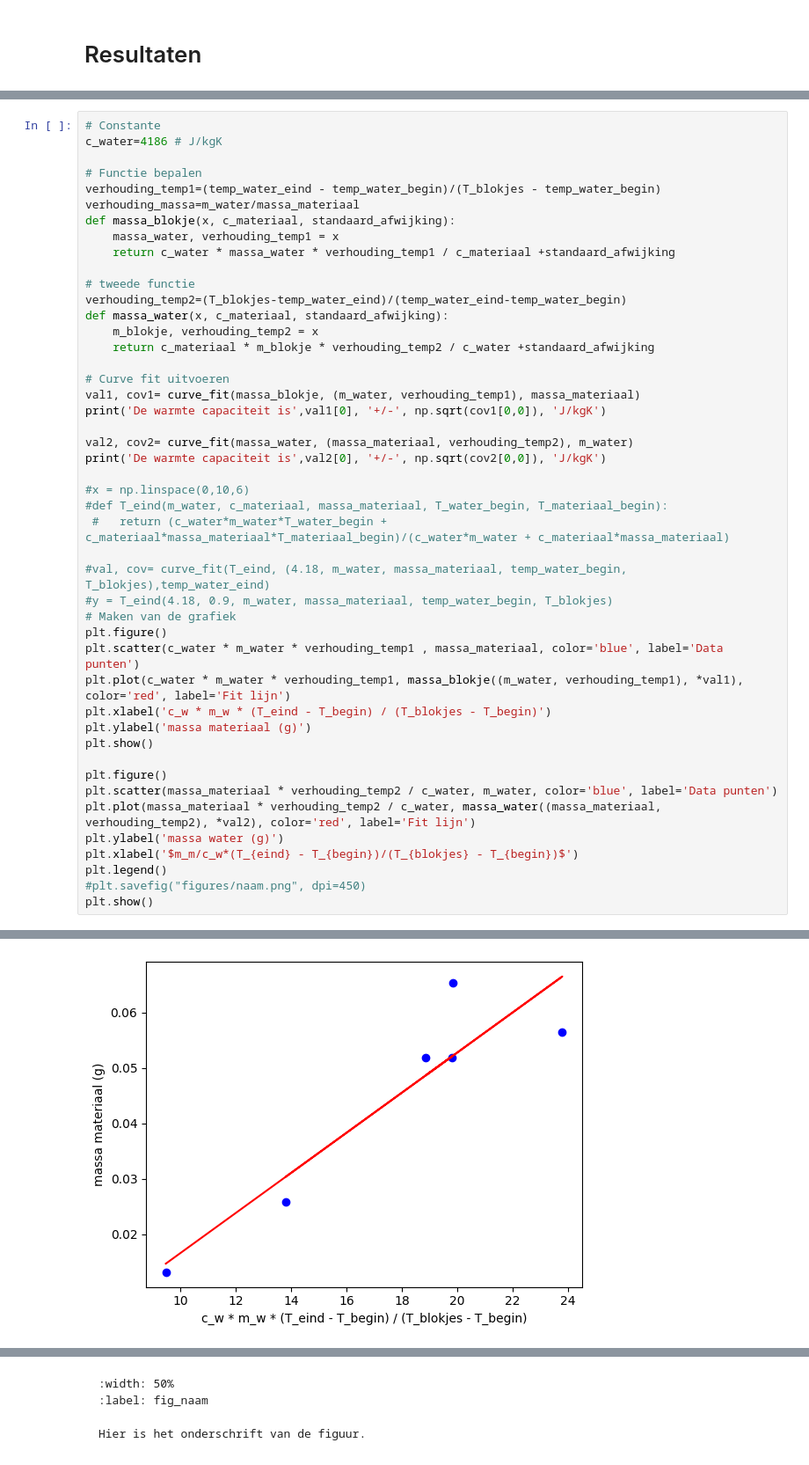
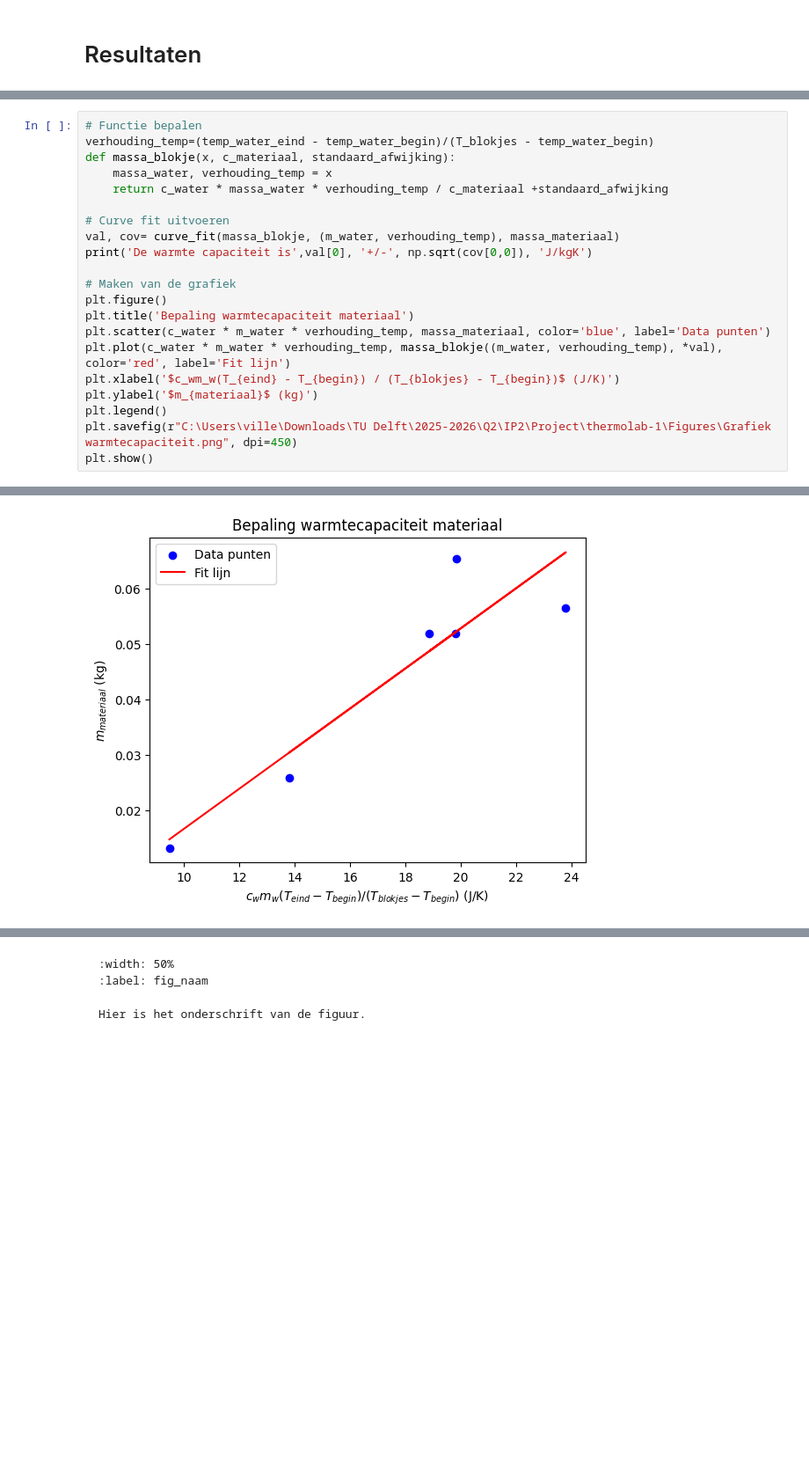
Before and after one commit to BobVill/32, a Jupyter notebook: Content/Labs/Warmtecapaciteit.ipynb, the cells around one changed output, grey strips where cells are left out. Shown at 88% size. Saved outputs shown, nothing was run; the diff lists cells and outputs as text; blank space fills up the shorter version.

Commit message:
Labs af en figuren opslaan

```diff
--- a/Content/Labs/Warmtecapaciteit.ipynb
+++ b/Content/Labs/Warmtecapaciteit.ipynb
@@ -82,48 +83,23 @@ massa_materiaal=np.array([13.2, 56.4, 51.9, 65.3, 51.9, 25.9])/1000 #gram
 # %%
-# Constante
-c_water=4186 # J/kgK
-
 # Functie bepalen
-verhouding_temp1=(temp_water_eind - temp_water_begin)/(T_blokjes - temp_water_begin)
-verhouding_massa=m_water/massa_materiaal
+verhouding_temp=(temp_water_eind - temp_water_begin)/(T_blokjes - temp_water_begin)
 def massa_blokje(x, c_materiaal, standaard_afwijking):
-    massa_water, verhouding_temp1 = x
-    return c_water * massa_water * verhouding_temp1 / c_materiaal +standaard_afwijking
-
-# tweede functie
-verhouding_temp2=(T_blokjes-temp_water_eind)/(temp_water_eind-temp_water_begin)
-def massa_water(x, c_materiaal, standaard_afwijking):
-    m_blokje, verhouding_temp2 = x
-    return c_materiaal * m_blokje * verhouding_temp2 / c_water +standaard_afwijking
+    massa_water, verhouding_temp = x
+    return c_water * massa_water * verhouding_temp / c_materiaal +standaard_afwijking
 
 # Curve fit uitvoeren
-val1, cov1= curve_fit(massa_blokje, (m_water, verhouding_temp1), massa_materiaal)
-print('De warmte capaciteit is',val1[0], '+/-', np.sqrt(cov1[0,0]), 'J/kgK')
+val, cov= curve_fit(massa_blokje, (m_water, verhouding_temp), massa_materiaal)
+print('De warmte capaciteit is',val[0], '+/-', np.sqrt(cov[0,0]), 'J/kgK')
 
-val2, cov2= curve_fit(massa_water, (massa_materiaal, verhouding_temp2), m_water)
-print('De warmte capaciteit is',val2[0], '+/-', np.sqrt(cov2[0,0]), 'J/kgK')
-
-#x = np.linspace(0,10,6)
-#def T_eind(m_water, c_materiaal, massa_materiaal, T_water_begin, T_materiaal_begin):
- #   return (c_water*m_water*T_water_begin + c_materiaal*massa_materiaal*T_materiaal_begin)/(c_water*m_water + c_materiaal*massa_materiaal)
-
-#val, cov= curve_fit(T_eind, (4.18, m_water, massa_materiaal, temp_water_begin, T_blokjes),temp_water_eind)
-#y = T_eind(4.18, 0.9, m_water, massa_materiaal, temp_water_begin, T_blokjes)
 # Maken van de grafiek
 plt.figure()
-plt.scatter(c_water * m_water * verhouding_temp1 , massa_materiaal, color='blue', label='Data punten')
-plt.plot(c_water * m_water * verhouding_temp1, massa_blokje((m_water, verhouding_temp1), *val1), color='red', label='Fit lijn')
-plt.xlabel('c_w * m_w * (T_eind - T_begin) / (T_blokjes - T_begin)')
-plt.ylabel('massa materiaal (g)')
+plt.title('Bepaling warmtecapaciteit materiaal')
+plt.scatter(c_water * m_water * verhouding_temp, massa_materiaal, color='blue', label='Data punten')
+plt.plot(c_water * m_water * verhouding_temp, massa_blokje((m_water, verhouding_temp), *val), color='red', label='Fit lijn')
+plt.xlabel('$c_wm_w(T_{eind} - T_{begin}) / (T_{blokjes} - T_{begin})$ (J/K)')
+plt.ylabel('$m_{materiaal}$ (kg)')
+plt.legend()
+plt.savefig(r"C:\Users\ville\Downloads\TU Delft\2025-2026\Q2\IP2\Project\thermolab-1\Figures\Grafiek warmtecapaciteit.png", dpi=450)
 plt.show()
-
-plt.figure()
-plt.scatter(massa_materiaal * verhouding_temp2 / c_water, m_water, color='blue', label='Data punten')
-plt.plot(massa_materiaal * verhouding_temp2 / c_water, massa_water((massa_materiaal, verhouding_temp2), *val2), color='red', label='Fit lijn')
-plt.ylabel('massa water (g)')
-plt.xlabel('$m_m/c_w*(T_{eind} - T_{begin})/(T_{blokjes} - T_{begin})$')
-plt.legend()
-#plt.savefig("figures/naam.png", dpi=450)
-plt.show()
 # %% [output]
 De warmte capaciteit is 276.82606150344304 +/- 58.759879438647715 J/kgK
@@ -131 +106 @@ De warmte capaciteit is 32.66483250903109 +/- 26.88599600781845 J/kgK
-[figure, old version]
+[figure, new version]
```
Also changed, not shown: parts of 4 cells of this notebook, 10 other files.
